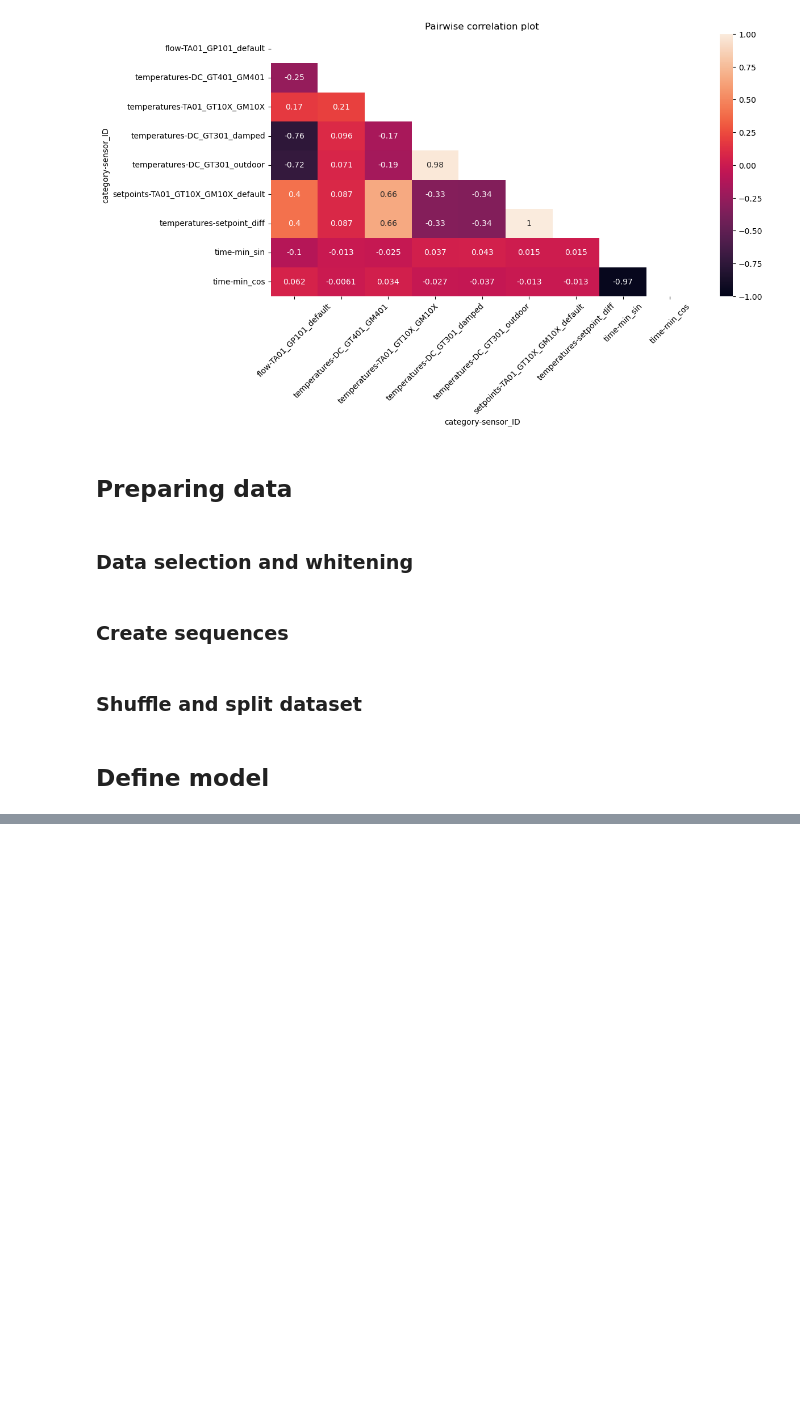
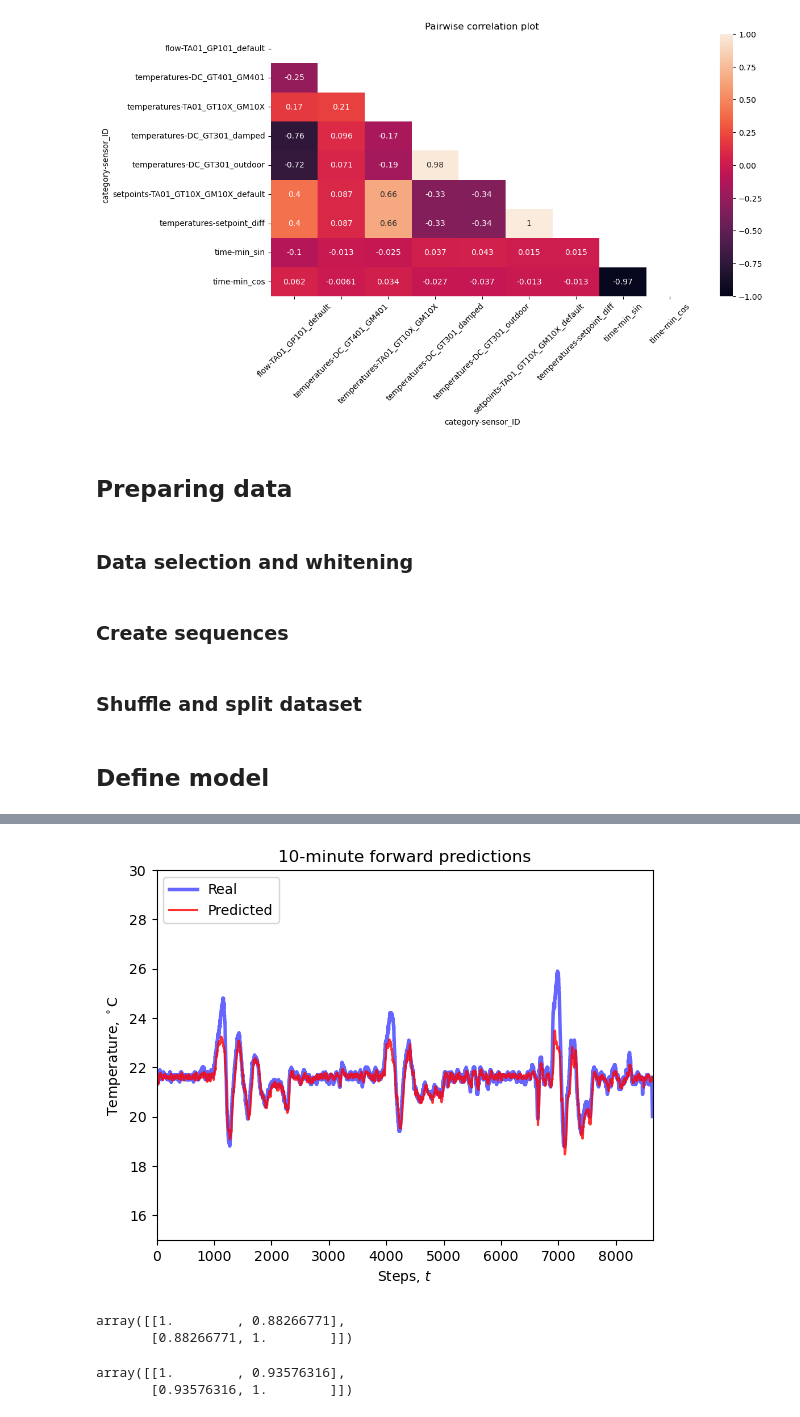
Before and after one commit to oStglnd/rise-gh, a Jupyter notebook: model/temp_model.ipynb, the cells around one changed output, grey strips where cells are left out. Drawn from its saved outputs; the diff is of its cells as text; code cells hidden in the pictures; blank space fills up the shorter version.

Commit message:
updated temp model

```diff
--- a/model/temp_model.ipynb
+++ b/model/temp_model.ipynb
@@ -294,3 +386,4 @@ Epoch 13/20
 # %%
 preds = model.predict(X_test)
+vis_preds = model.predict(test_seqs)
 # %% [output]
@@ -321,0 +416,38 @@ plt.show()
+# %%
+plt.plot(
+    np.squeeze(test_targets) * temp_std + temp_mean,
+    c='b',
+    alpha=0.6,
+    linewidth=2.5,
+    label='Real'
+)
+
+plt.plot(
+    vis_preds * temp_std + temp_mean,
+    c='r',
+    alpha=0.8,
+    linewidth=1.5,
+    label='Predicted'
+)
+
+plt.ylabel('Temperature, $^\circ$C')
+plt.xlabel('Steps, $t$')
+plt.legend(loc='upper left')
+plt.title('10-minute forward predictions')
+
+plt.ylim(15, 30)
+plt.xlim(0, len(vis_preds))
+
+plt.show()
+# %% [output]
+[figure, added]
+# %%
+np.corrcoef(test_targets, np.squeeze(vis_preds))
+# %% [output]
+array([[1.        , 0.88266771],
+       [0.88266771, 1.        ]])
+# %%
+np.corrcoef(np.squeeze(preds), Y_test)
+# %% [output]
+array([[1.        , 0.93576316],
+       [0.93576316, 1.        ]])
```
Also changed, not shown: parts of 9 cells of this notebook, 2 other files.
